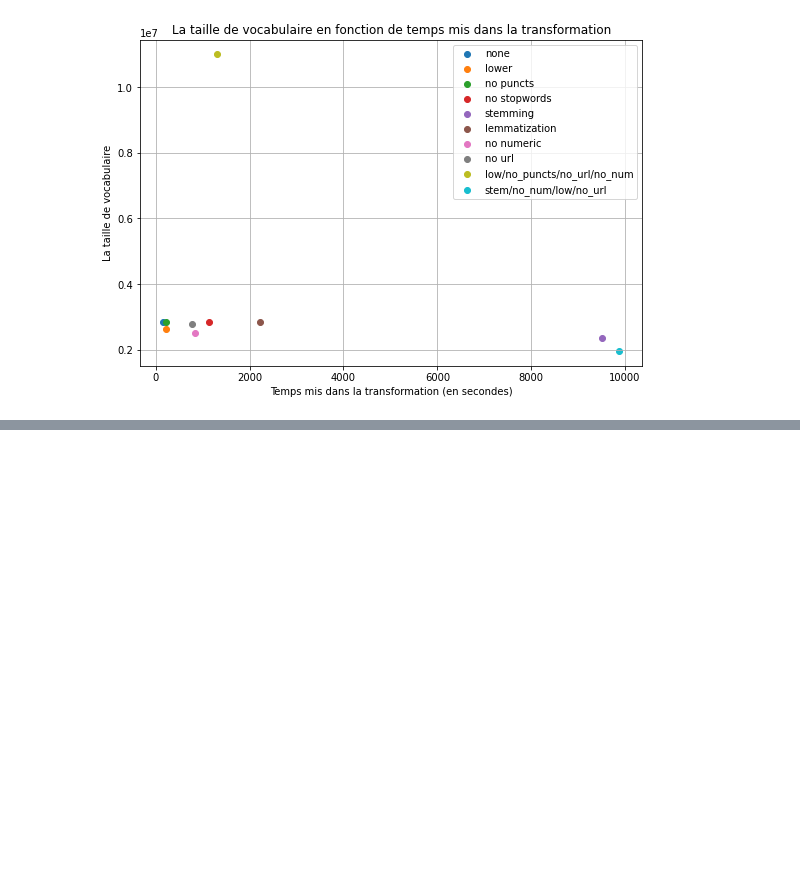
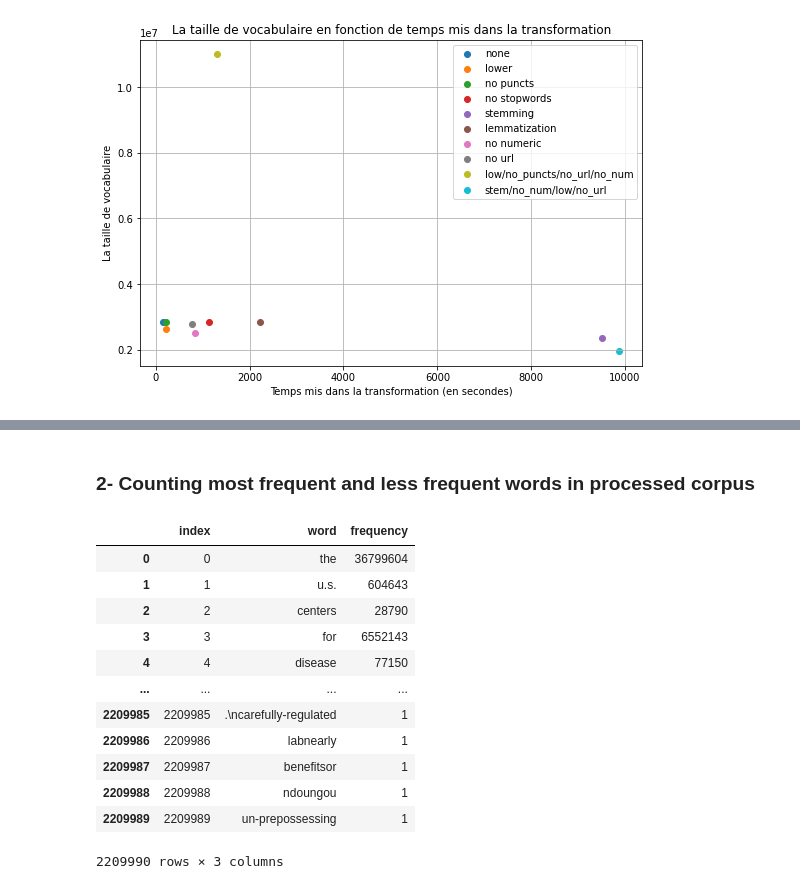
Before and after one commit to KacemKhaled/IFT6285-NLP, a Jupyter notebook: TP1/TP1.ipynb, the cells around one changed output, grey strips where cells are left out. Drawn from its saved outputs; the diff is of its cells as text; code cells hidden in the pictures; blank space fills up the shorter version.

```diff
--- a/TP1/TP1.ipynb
+++ b/TP1/TP1.ipynb
@@ -14,5 +15,5 @@ folder = 'training-monolingual.tokenized.shuffled/'
 # %%
-def count_words(folder):
+def count_words_wc(folder):
     files = listdir(folder)
     wc = Counter()
     times = []
@@ -21,12 +22,14 @@ def count_words(folder):
     for fn in tqdm(files):
         with open(folder+fn, 'r',encoding="utf8") as f:
             corpus = f.read()
-            tokens = corpus.split(' ')
+            tokens = corpus.split()
             wc += Counter(tokens) # word_tokenize(object)
             times.append(time.time() - start_time)
             types.append(len(wc))
         f.close()
     total_time = (time.time() - start_time)
     print("Total time : --- %s seconds ---" % total_time)
+    vocab_size = len(wc)
+    print("Vocab size :", vocab_size)
     return total_time, wc, times, types
 # %%
@@ -444,0 +457,2 @@ plot_vocab_time_per_transf(new_total_times,new_vocab_sizes, new_transformations)
+# %%
+total_time_short, wc_short, _, _ = count_words_wc(folder_short)
@@ -444,0 +462,4 @@ plot_vocab_time_per_transf(new_total_times,new_vocab_sizes, new_transformations)
+# %%
+df_short = pd.DataFrame.from_dict(wc_short, orient='index', columns = ['frequency'])
+df_short.index.name = 'word'
+df_short = df_short.reset_index()
@@ -444,0 +501,22 @@ plot_vocab_time_per_transf(new_total_times,new_vocab_sizes, new_transformations)
+# %% [markdown]
+### 2- Counting most frequent and less frequent words in processed corpus
+# %%
+df_final = pd.DataFrame.from_dict(wc_i, orient='index', columns = ['frequency'])
+df_final.index.name = 'word'
+df_final = df_short.reset_index()
+# %%
+df_final
+# %% [output]
+|  | index | word | frequency |
+| 0 | 0 | the | 36799604 |
+| 1 | 1 | u.s. | 604643 |
+| 2 | 2 | centers | 28790 |
+| 3 | 3 | for | 6552143 |
+| 4 | 4 | disease | 77150 |
+| ... | ... | ... | ... |
+| 2209985 | 2209985 | .\ncarefully-regulated | 1 |
+| 2209986 | 2209986 | labnearly | 1 |
+| 2209987 | 2209987 | benefitsor | 1 |
+| 2209988 | 2209988 | ndoungou | 1 |
+| 2209989 | 2209989 | un-prepossessing | 1 |
+2209990 rows × 3 columns
```
Also changed, not shown: parts of 23 cells of this notebook, 5 other files.
